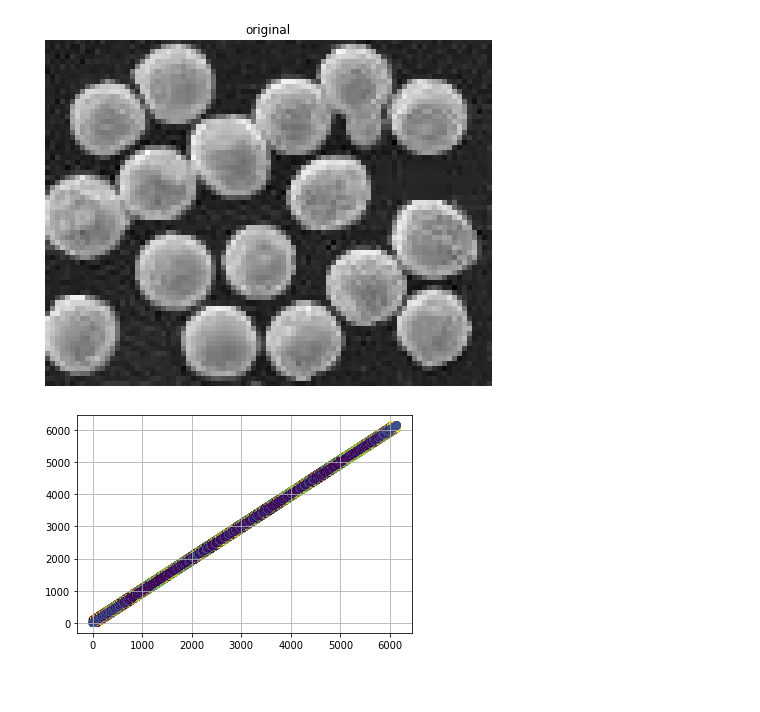
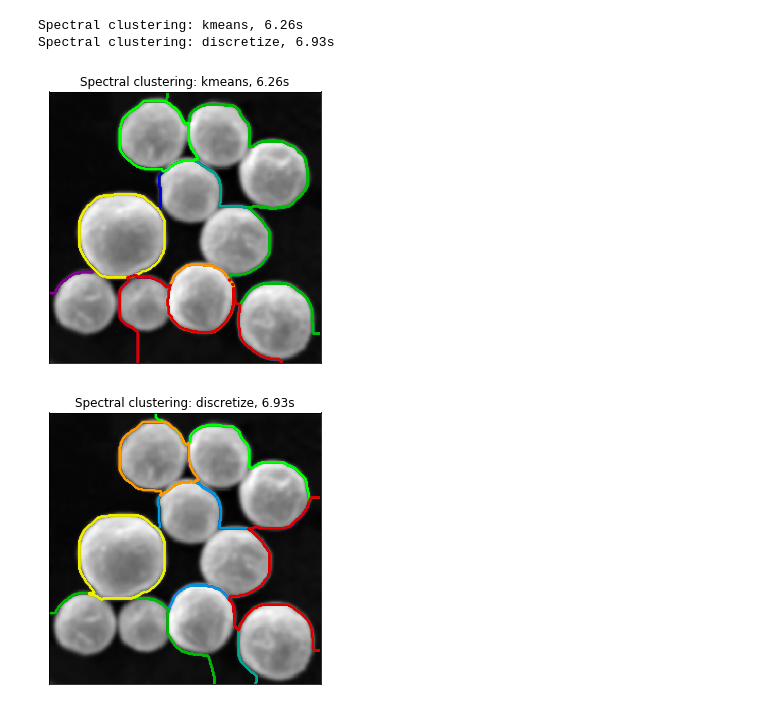
Before and after one commit to Toliak/particle-counter, a Jupyter notebook: notebooks/spectral_cluster_class.ipynb, the cells around one changed output. Saved outputs shown, nothing was run; the diff lists cells and outputs as text; code cells hidden in the pictures; blank space fills up the shorter version.

Commit message:
Complete spectral clustering

```diff
--- a/notebooks/spectral_cluster_class.ipynb
+++ b/notebooks/spectral_cluster_class.ipynb
@@ -1,31 +0,0 @@
-# %%
-from sklearn.cluster import SpectralClustering
-import numpy as np
-import matplotlib.pyplot as plot
-
-X = np.array([[1, 1], [2, 1], [1, 0],
-               [4, 7], [3, 5], [3, 6]])
-
-plot.scatter(
-    X[:, 0],
-    X[:, 1],
-)
-plot.show()
-# %% [output]
-[figure, removed]
-# %%
-clustering = SpectralClustering(
-    n_clusters=2,
-    random_state=0,
-    eigen_solver='lobpcg',
-    n_jobs=-1,
-).fit(X)
-
-plot.scatter(
-    X[:, 0],
-    X[:, 1],
-    c=clustering.labels_
-)
-plot.show()
-# %% [output]
-[figure, removed]
@@ -31,0 +52,28 @@ plot.show()
+# %%
+for assign_labels in ('kmeans', 'discretize'):
+    t0 = time.time()
+    labels = spectral_clustering(graph,
+                                 n_clusters=N_REGIONS,
+                                 eigen_solver='amg',
+                                 assign_labels=assign_labels,
+                                 random_state=42,
+                                 n_init=1)
+    t1 = time.time()
+    labels = labels.reshape(rescaled_coins.shape)
+
+    plt.figure(figsize=(5, 5))
+    plt.imshow(rescaled_coins, cmap=plt.cm.gray)
+    for l in range(N_REGIONS):
+        plt.contour(labels == l,
+                    colors=[plt.cm.nipy_spectral(l / float(N_REGIONS))])
+    plt.xticks(())
+    plt.yticks(())
+    title = 'Spectral clustering: %s, %.2fs' % (assign_labels, (t1 - t0))
+    print(title)
+    plt.title(title)
+plt.show()
+# %% [output]
+Spectral clustering: kmeans, 6.26s
+Spectral clustering: discretize, 6.93s
+[figure, added]
+[figure, added]
```
Also changed, not shown: parts of 1 cell of this notebook, 5 other files.
